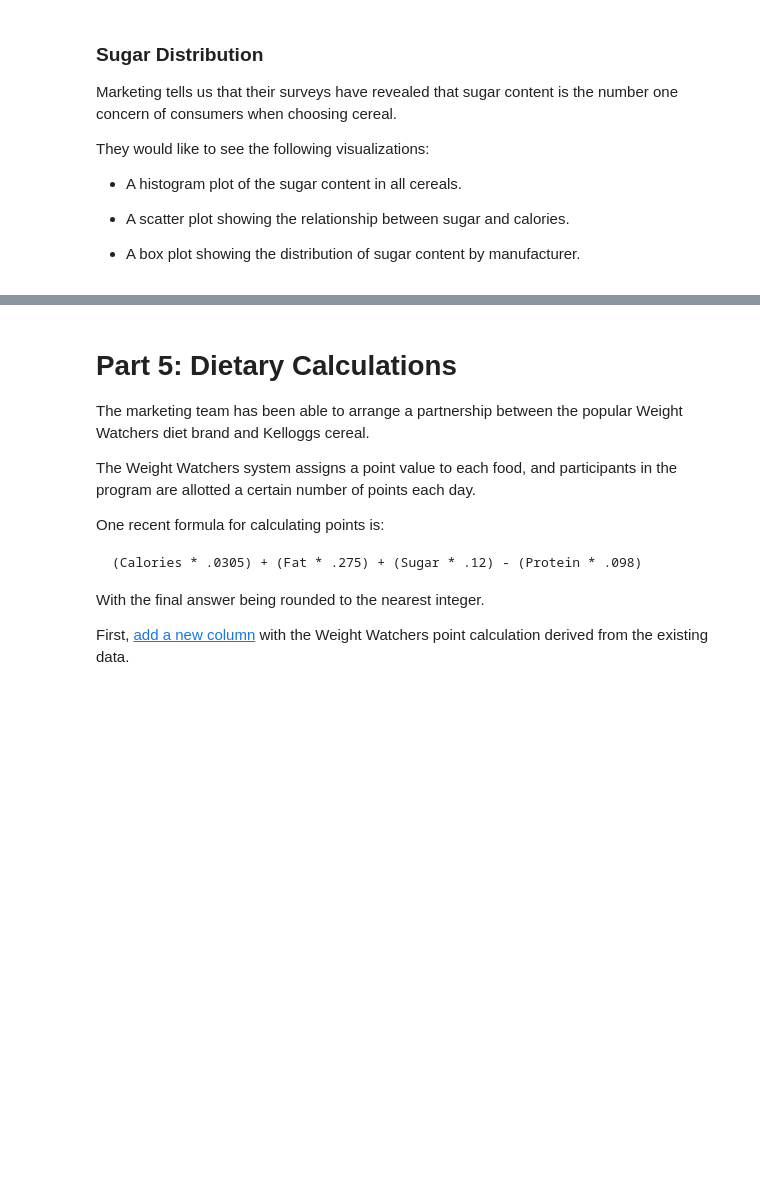
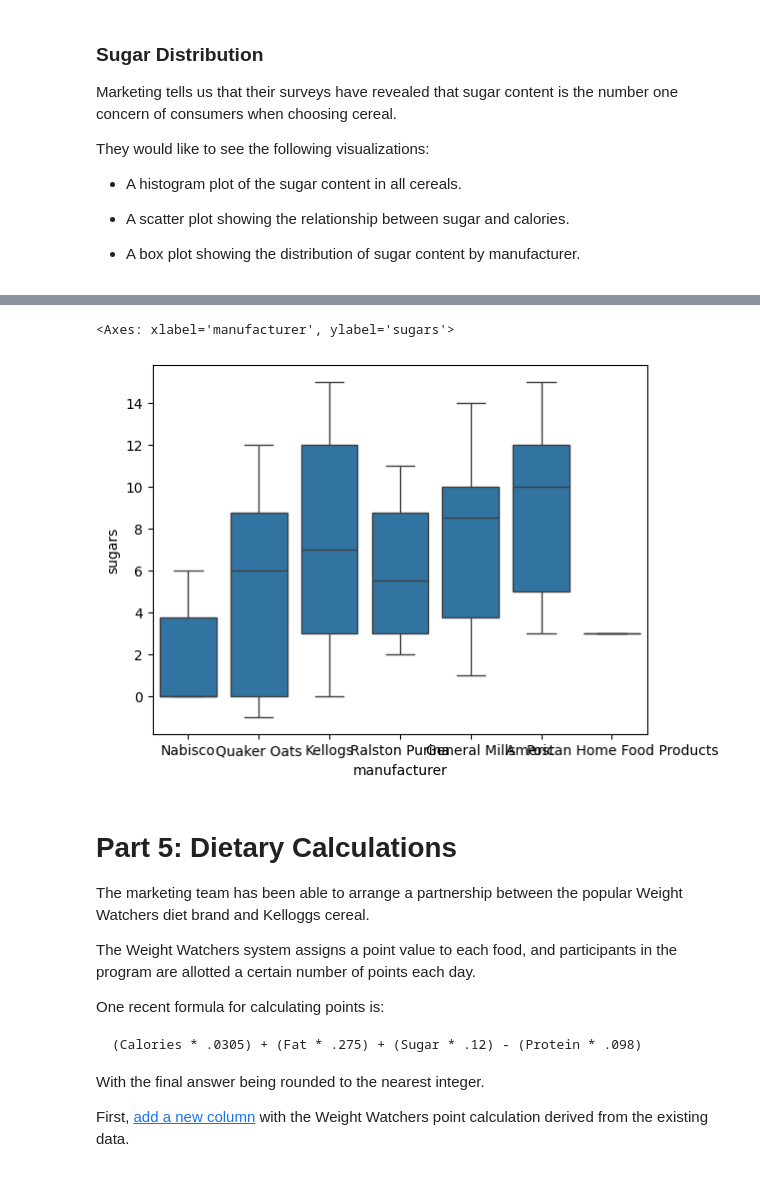
Before and after one commit to austinvirgin/austinvirgin.github.io, a Jupyter notebook: notebooks/Exploration_02.ipynb, the cells around one changed output, grey strips where cells are left out. Drawn from its saved outputs; the diff is of its cells as text; code cells hidden in the pictures; blank space fills up the shorter version.

```diff
--- a/notebooks/Exploration_02.ipynb
+++ b/notebooks/Exploration_02.ipynb
@@ -156,3 +166,8 @@ They would like to see the following visualizations:
+# %%
+sns.boxplot(data = df, x = 'manufacturer', y = 'sugars')
+# %% [output]
+<Axes: xlabel='manufacturer', ylabel='sugars'>
+[figure, added]
 # %% [markdown]
 # Part 5: Dietary Calculations
 
```
Also changed, not shown: parts of 3 cells of this notebook.
